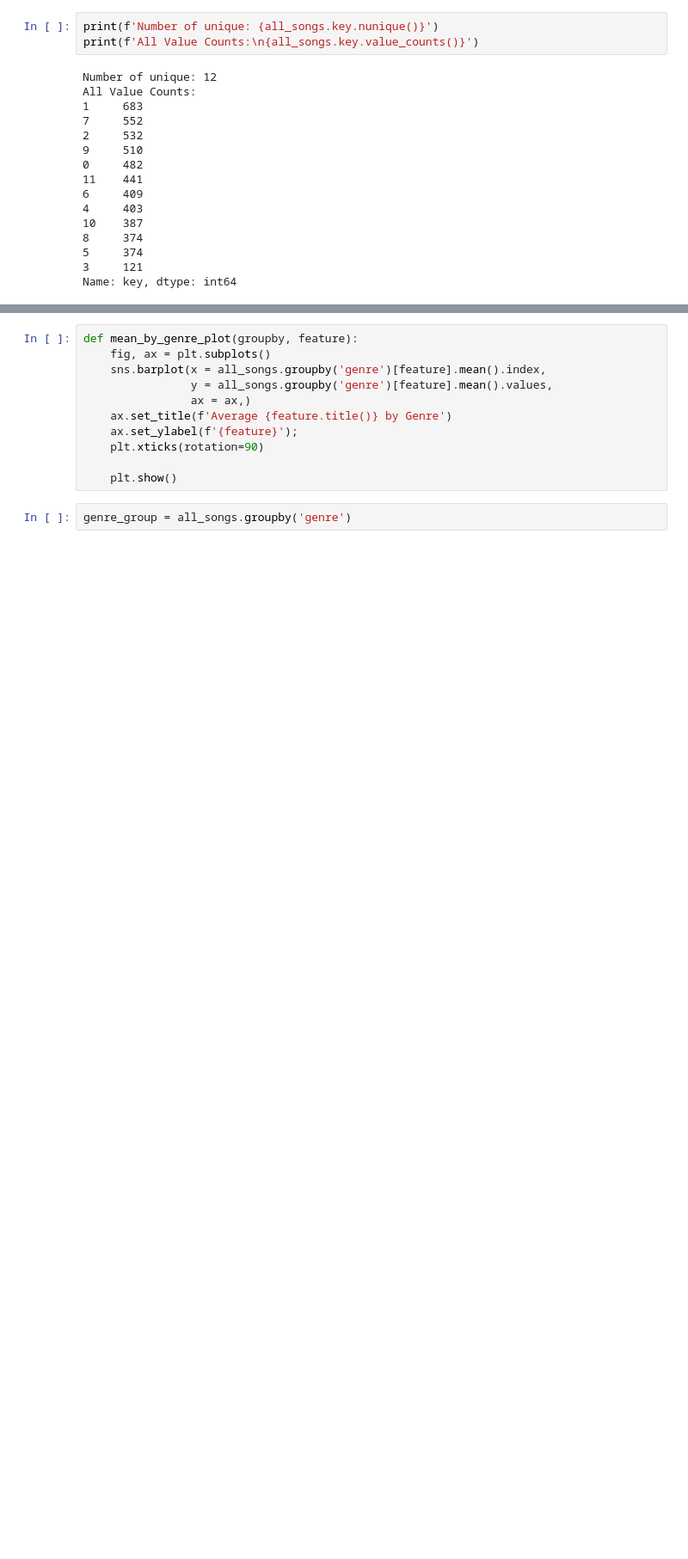
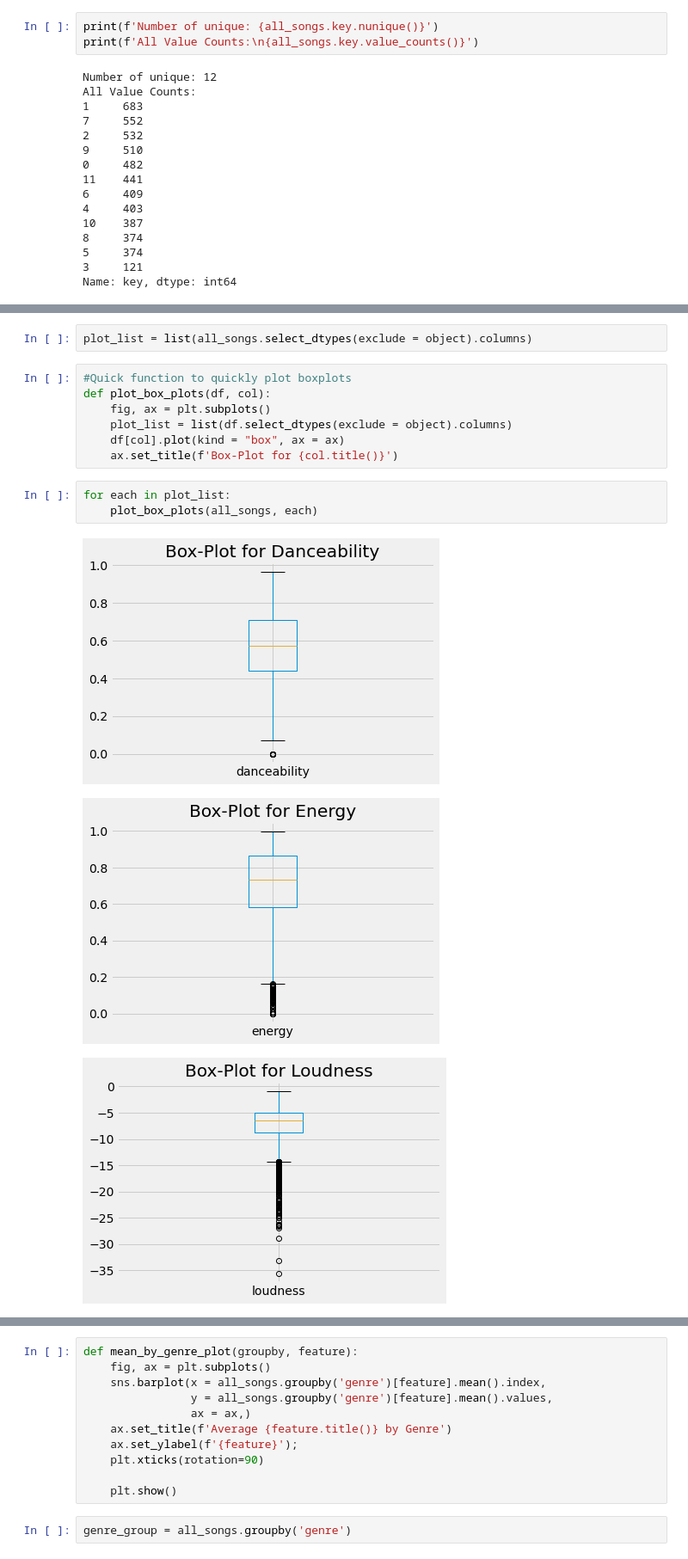
Before and after one commit to Hadryan/Music-Recommendation-System-24, a Jupyter notebook: Data-Cleaning-Preprocessing-API-Only.ipynb, the cells around one changed output, grey strips where cells are left out. Shown at 86% size. Cells and saved outputs as stored; diff of their text form; blank space fills up the shorter version.

```diff
--- a/Data-Cleaning-Preprocessing-API-Only.ipynb
+++ b/Data-Cleaning-Preprocessing-API-Only.ipynb
@@ -230,0 +253,16 @@ all_songs.loudness.nunique()
+# %%
+plot_list = list(all_songs.select_dtypes(exclude = object).columns)
+# %%
+#Quick function to quickly plot boxplots
+def plot_box_plots(df, col):
+    fig, ax = plt.subplots()
+    plot_list = list(df.select_dtypes(exclude = object).columns)
+    df[col].plot(kind = "box", ax = ax)
+    ax.set_title(f'Box-Plot for {col.title()}')
+# %%
+for each in plot_list:
+    plot_box_plots(all_songs, each)
+# %% [output]
+[figure, added]
+[figure, added]
+[figure, added]
```
Also changed, not shown: parts of 43 cells of this notebook, 5 other files.
